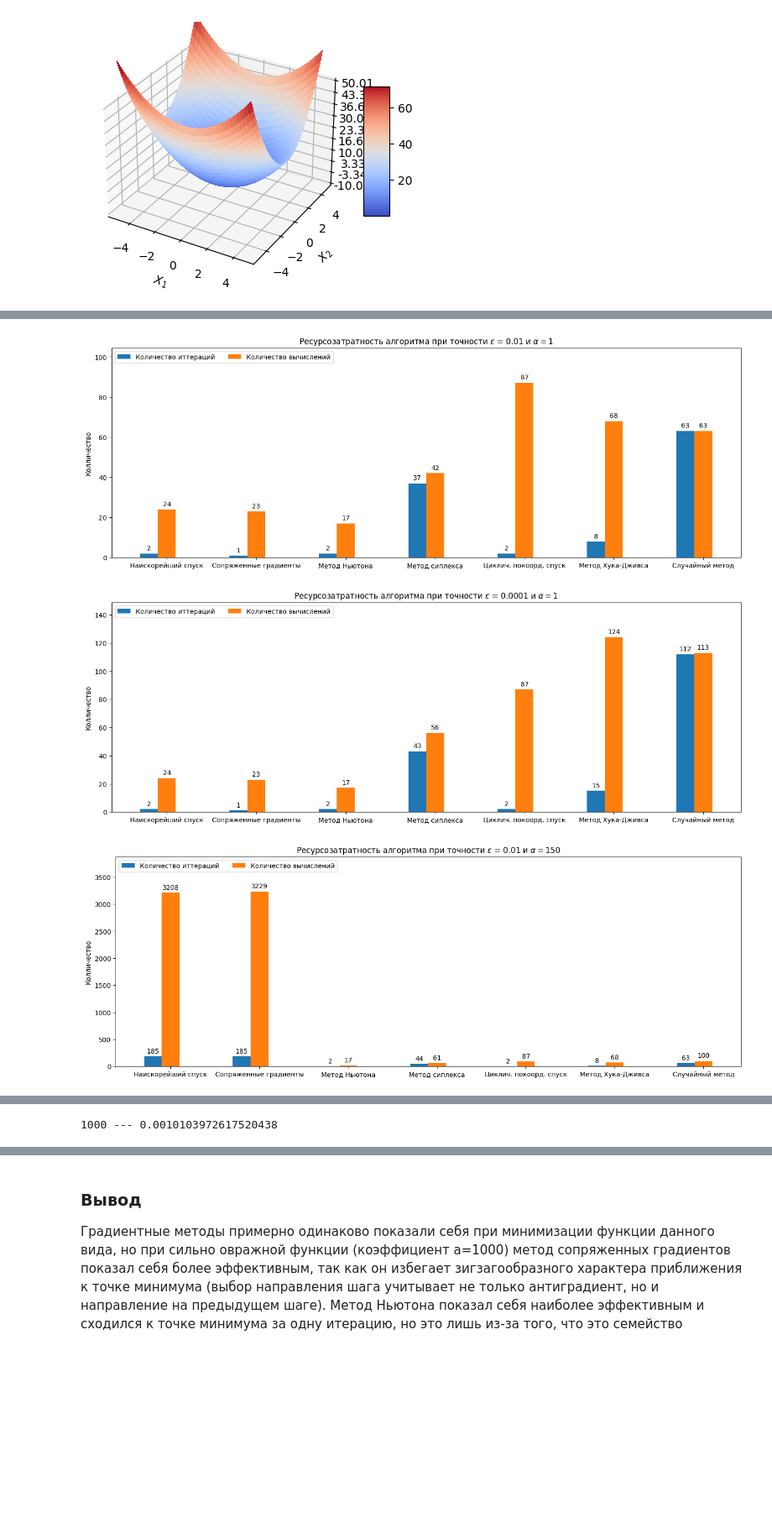
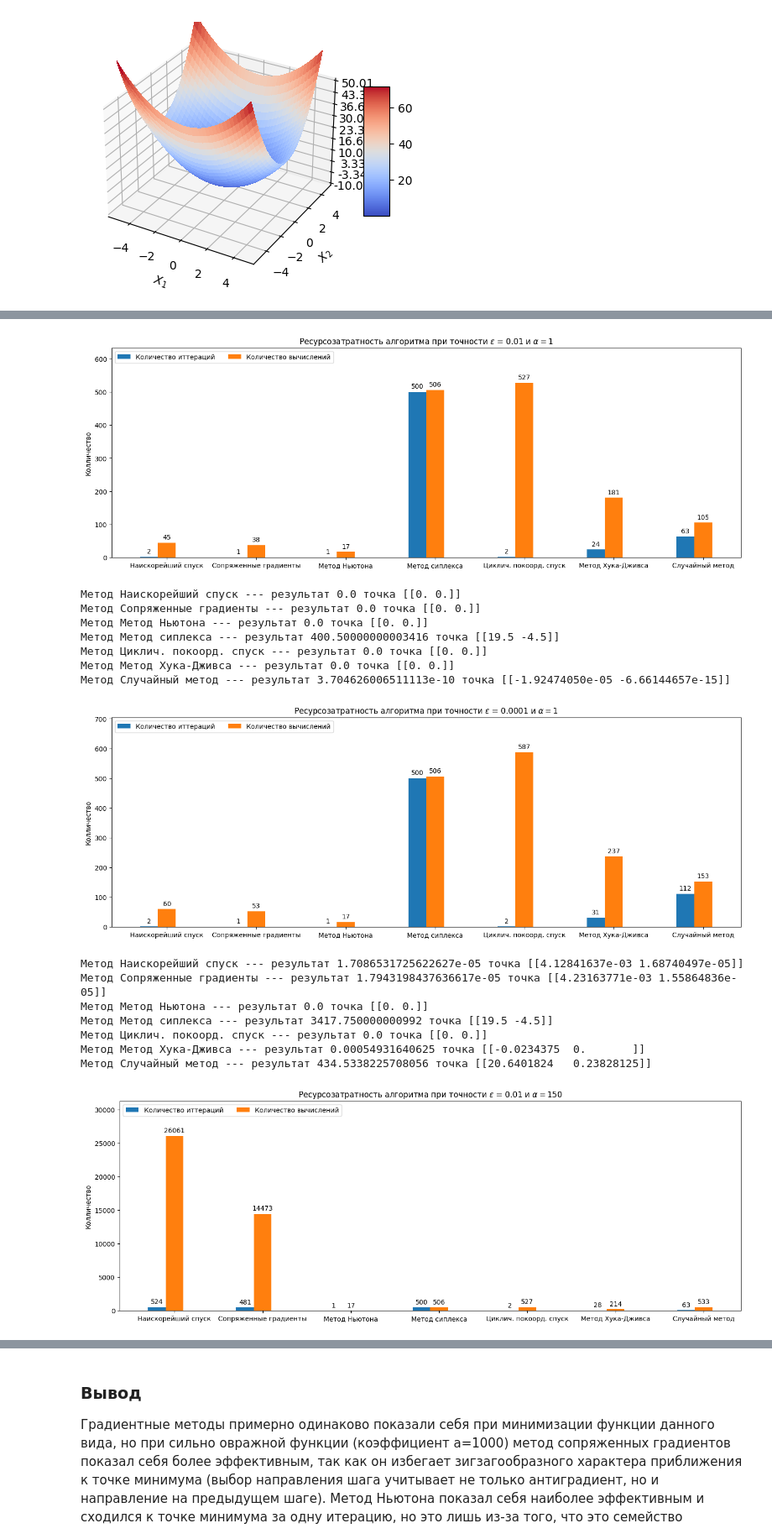
Before and after one commit to niceguy135/optimization_labs, a Jupyter notebook: Lab2.ipynb, the cells around one changed output, grey strips where cells are left out. Shown: that part at 84% size. Saved outputs shown, nothing was run; the diff lists cells and outputs as text; code cells hidden in the pictures; blank space fills up the shorter version.

```diff
--- a/Lab2.ipynb
+++ b/Lab2.ipynb
@@ -244,6 +256,9 @@ def simplex_method(f, x_start, tol=1e-6):
     while iter_count < max_iter:
         iter_count += 1
 
+        if iter_count == 1000000:
+            return 0,0,0,0
+
         # Сортируем вершины симплекса по значениям функции
         idx = np.argsort(f_values)
         simplex = simplex[idx]
@@ -286,13 +301,18 @@ def cycle_coord_method(func, x_point, eps):
 
     while True:
         iteration_count += 1
+
+        if iteration_count == 1000000:
+            print(f"cycle_coord_method заебался счиать эту хуйню! {point.get_coords()}  ---  {point.value}")
+            return 0,0,0,0
+
         new_point = copy(point)
         for e_ind in range(len(x_point)):
             e_vec = np.zeros(len(x_point))
             e_vec[e_ind] = 1.0
 
             F_min = lambda alpha: func_lambd(*(new_point.get_coords() - alpha * e_vec))
-            alpha_min, _, func_count = bitByBitSearch(F_min, 0)
+            alpha_min, _, func_count = bitByBitSearch(F_min, 0, eps / 100)
             calcul_number += func_count
 
             new_point = Point2(*(new_point.get_coords() - alpha_min * e_vec), )
@@ -360,6 +380,9 @@ def hooke_jeeves(f, x0, epsilon=1e-6):
     while np.linalg.norm(x_opt - x_base) > epsilon or delta > epsilon:
         iteration_count += 1
 
+        if iteration_count == 1000000:
+            return 0,0,0,0
+
         if np.linalg.norm(x_opt - x_base) > epsilon:
             # Базисное движение
             x_new = x_opt + alpha * (x_opt - x_base)
@@ -411,10 +434,19 @@ def random_search_method(func, start_point, eps=.001):
     while True:
         iteration_count += 1
 
+        if iteration_count == 100000:
+            print(f"random_search_method заебался счиать эту хуйню! {point.get_coords()}  ---  {point.value}")
+            return 0,0,0,0
+
         try:
             xi_vector = next(unit_generator) # 3 шаг. Также и 6-ой шаг, в случае StopIteration
 
+            tryes = 0
             while True:
+                tryes += 1
+
+                if tryes == 100000:
+                    raise ValueError("Fuck")
                 # 4
                 y_point = x_point + alpha * xi_vector / np.linalg.norm(xi_vector)
                 y_value = func_lambd(*y_point)
@@ -493,7 +525,7 @@ x, y = Symbol("x"), Symbol("y")
 plt.rcParams['figure.figsize'] = [14, 5]
 
 research_function = lambda alpha: x**2 + alpha * y**2
-start_point = [1.0, -1.0]
+start_point = [32.0, -17.0]
 
 for alpha in [1, 150, 250]:
     x, y = Symbol("x"), Symbol("y")
@@ -524,6 +556,7 @@ for alpha in [1, 150, 250]:
             compute_difficulty["Количество вычислений"].append(
                 computes[method_name][3]
             )
+            print(f"Метод {method_name} --- результат {computes[method_name][1]} точка [{computes[method_name][0]}]")
 
         x = np.arange(len(methods_name))  # the label locations
         width = 0.2  # the width of the bars
@@ -549,3 +589,17 @@ for alpha in [1, 150, 250]:
-[figure, old version]
+[figure, new version]
+Метод Наискорейший спуск --- результат 0.0 точка [[0. 0.]]
+Метод Сопряженные градиенты --- результат 0.0 точка [[0. 0.]]
+Метод Метод Ньютона --- результат 0.0 точка [[0. 0.]]
+Метод Метод сиплекса --- результат 400.50000000003416 точка [[19.5 -4.5]]
+Метод Циклич. покоорд. спуск --- результат 0.0 точка [[0. 0.]]
+Метод Метод Хука-Дживса --- результат 0.0 точка [[0. 0.]]
+Метод Случайный метод --- результат 3.704626006511113e-10 точка [[-1.92474050e-05 -6.66144657e-15]]
-[figure, old version]
+[figure, new version]
+Метод Наискорейший спуск --- результат 1.7086531725622627e-05 точка [[4.12841637e-03 1.68740497e-05]]
+Метод Сопряженные градиенты --- результат 1.7943198437636617e-05 точка [[4.23163771e-03 1.55864836e-05]]
+Метод Метод Ньютона --- результат 0.0 точка [[0. 0.]]
+Метод Метод сиплекса --- результат 3417.750000000992 точка [[19.5 -4.5]]
+Метод Циклич. покоорд. спуск --- результат 0.0 точка [[0. 0.]]
+Метод Метод Хука-Дживса --- результат 0.00054931640625 точка [[-0.0234375  0.       ]]
+Метод Случайный метод --- результат 434.5338225708056 точка [[20.6401824   0.23828125]]
-[figure, old version]
+[figure, new version]
@@ -554 +621,0 @@ for alpha in [1, 150, 250]:
-1000 --- 0.0010103972617520438
```
Also changed, not shown: parts of 11 cells of this notebook.
